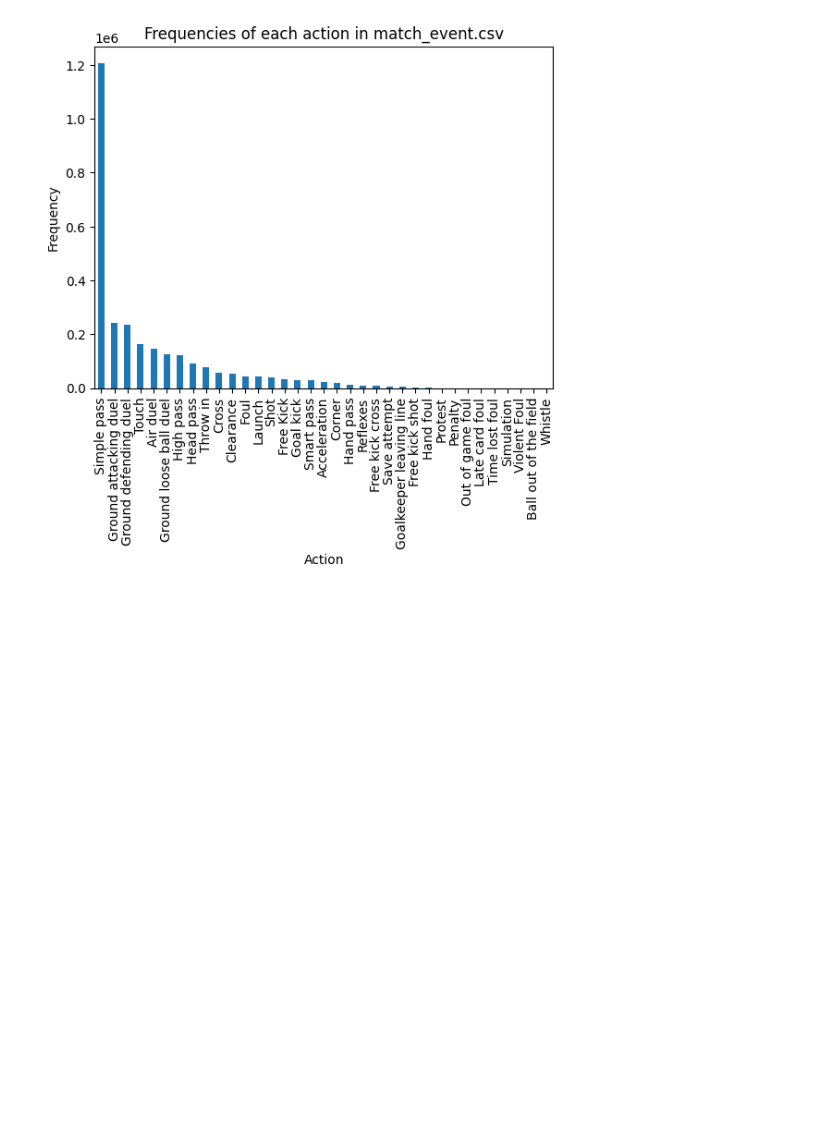
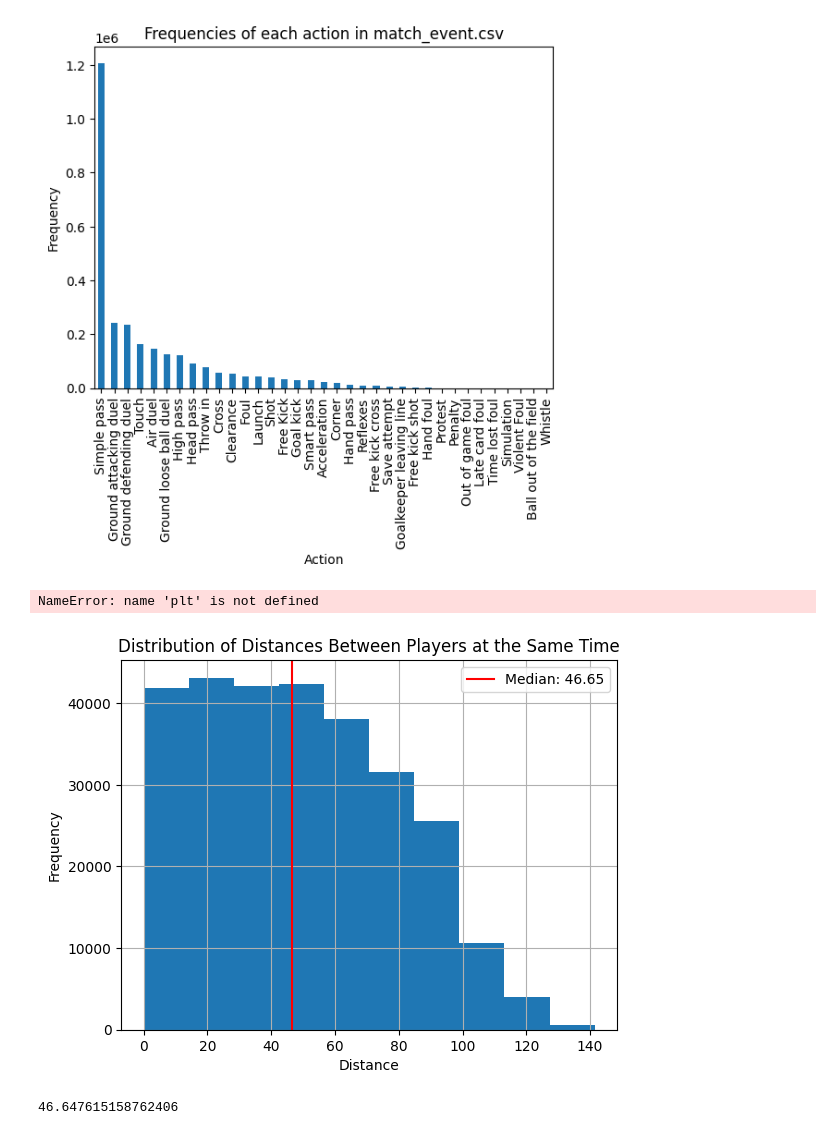
Before and after one commit to Eason-Jin/AI-in-Sports, a Jupyter notebook: Football/temp.ipynb, the cells around one changed output. Cells and saved outputs as stored; diff of their text form; code cells hidden in the pictures; blank space fills up the shorter version.

```diff
--- a/Football/temp.ipynb
+++ b/Football/temp.ipynb
@@ -39,3 +39,40 @@ plt.show()
 {'Simple pass': 1207430, 'Ground attacking duel': 242409, 'Ground defending duel': 235084, 'Touch': 165041, 'Air duel': 145866, 'Ground loose ball duel': 125496, 'High pass': 123213, 'Head pass': 9119 ...
 2837564
 [figure]
+# %%
+import pandas as pd
+import matplotlib.pyplot as plt
+
+def distance(row1, row2):
+    return ((row1['x_begin']-row2['x_begin'])**2+(row1['y_begin']-row2['y_begin'])**2)**0.5
+
+df = pd.read_csv('success.csv')
+df = df.drop(columns=['id', 'club_id', 'match_period', 'event', 'action', 'action_result', 'x_end', 'y_end'])
+
+distances = []
+for match_id, match_df in df.groupby('match_id'):
+    for time, time_df in match_df.groupby('time'):
+        players = time_df.to_dict('records')  # Convert to list of dictionaries
+        for i in range(len(players)):
+            for j in range(i + 1, len(players)):
+                dist = distance(players[i], players[j])
+                distances.append(dist)
+# %% [output]
+NameError: name 'plt' is not defined
+# %%
+import matplotlib.pyplot as plt
+import numpy as np
+# Plot the distribution of distances
+median_distance = np.median(distances)
+plt.hist(distances)
+plt.title('Distribution of Distances Between Players at the Same Time')
+plt.xlabel('Distance')
+plt.ylabel('Frequency')
+plt.axvline(median_distance, color='red', label=f'Median: {median_distance:.2f}')
+plt.legend()
+plt.grid(True)
+plt.show()
+print(median_distance)
+# %% [output]
+[figure, added]
+46.647615158762406
```
Also changed, not shown: parts of 2 cells of this notebook, 30 other files.
